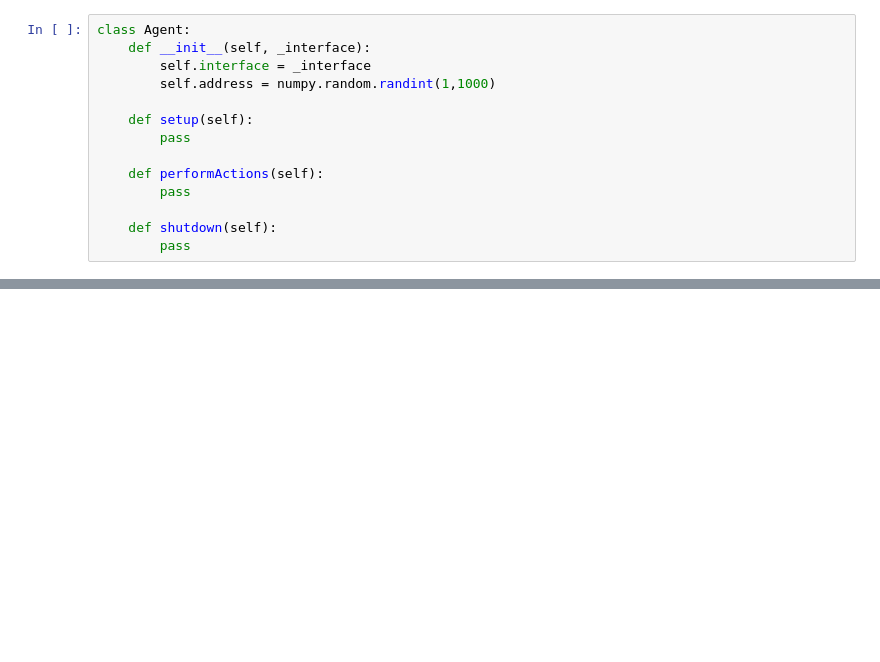
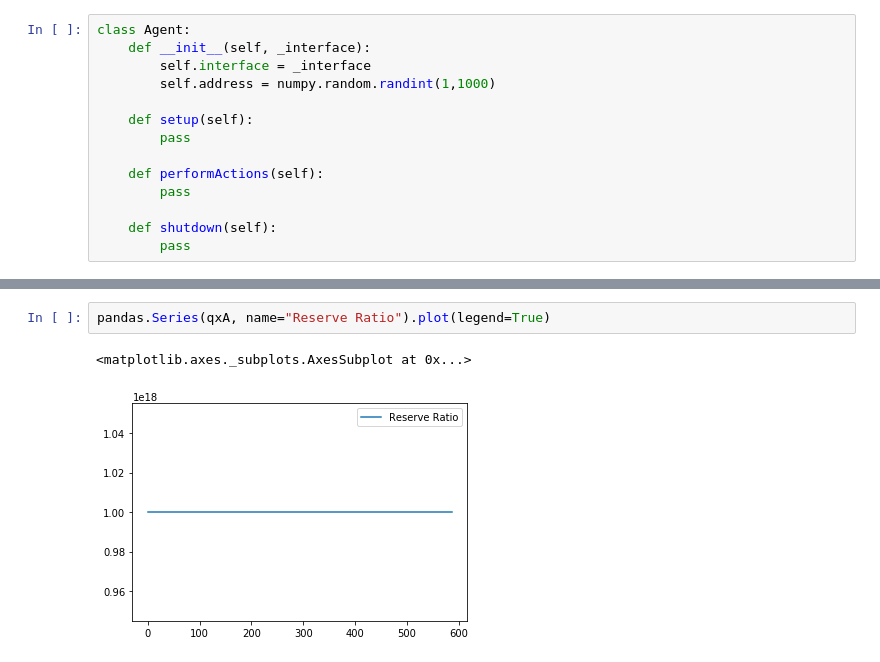
Before and after one commit to UptownResearch/pyTokenSpike, a Jupyter notebook: pyToken.ipynb, the cells around one changed output, grey strips where cells are left out. Saved outputs shown, nothing was run; the diff lists cells and outputs as text; blank space fills up the shorter version.

```diff
--- a/pyToken.ipynb
+++ b/pyToken.ipynb
@@ -413,0 +638,5 @@ class BorrowAgent(Agent):
+# %%
+pandas.Series(qxA, name="Reserve Ratio").plot(legend=True)
+# %% [output]
+<matplotlib.axes._subplots.AxesSubplot at 0x...>
+[figure, added]
```
Also changed, not shown: parts of 51 cells of this notebook, 2 other files.
